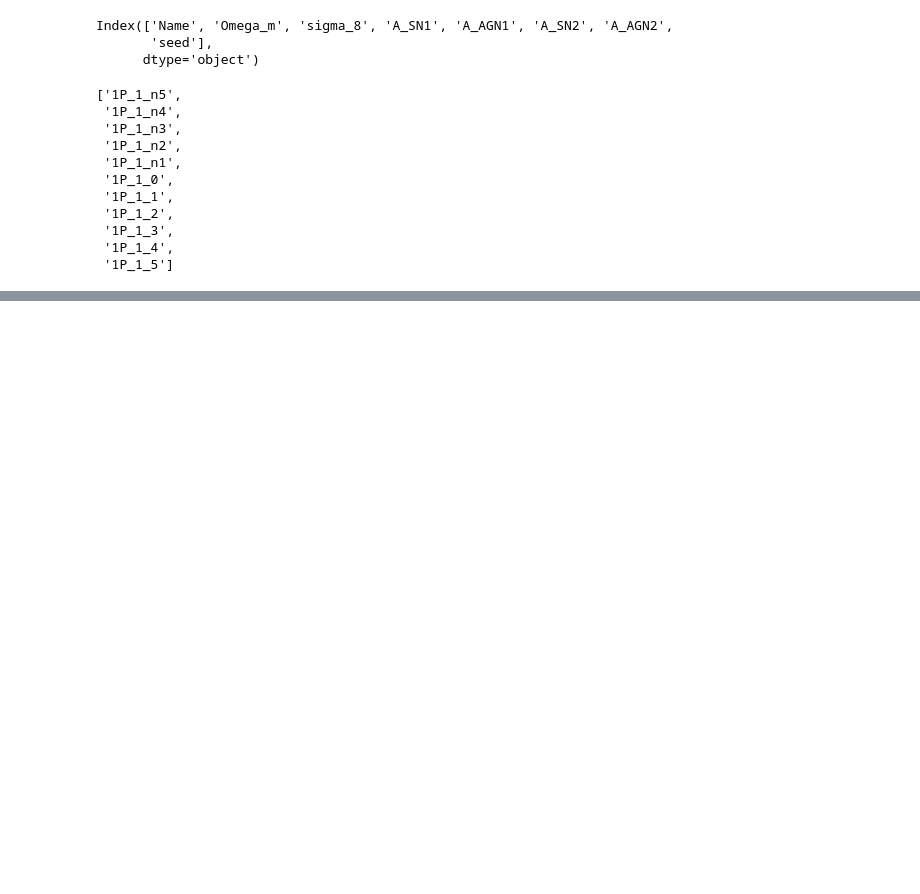
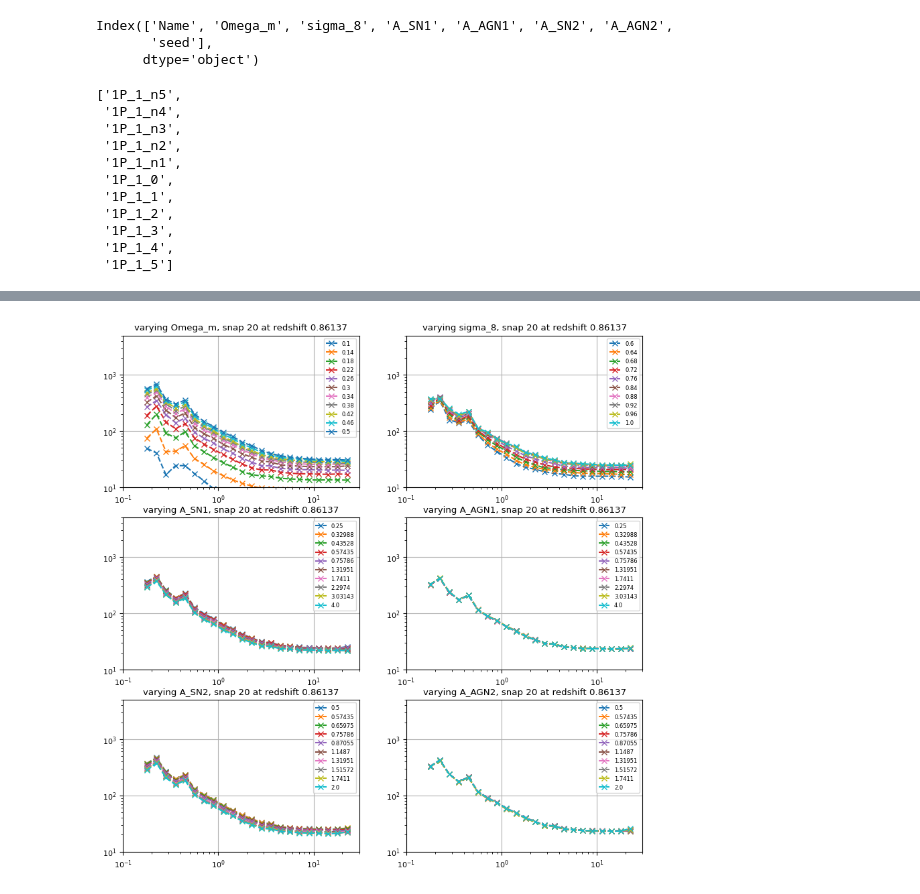
Before and after one commit to shubhagrawal30/CosmoIM, a Jupyter notebook: notebooks/1P_plots.ipynb, the cells around one changed output, grey strips where cells are left out. Cells and saved outputs as stored; diff of their text form; code cells hidden in the pictures; blank space fills up the shorter version.

```diff
--- a/notebooks/1P_plots.ipynb
+++ b/notebooks/1P_plots.ipynb
@@ -75,0 +82,4 @@ make_plots_for_all_paras()
+# %%
+make_plots_for_all_paras(snap_index=20)
+# %% [output]
+[figure, added]
```
Also changed, not shown: parts of 4 cells of this notebook.
